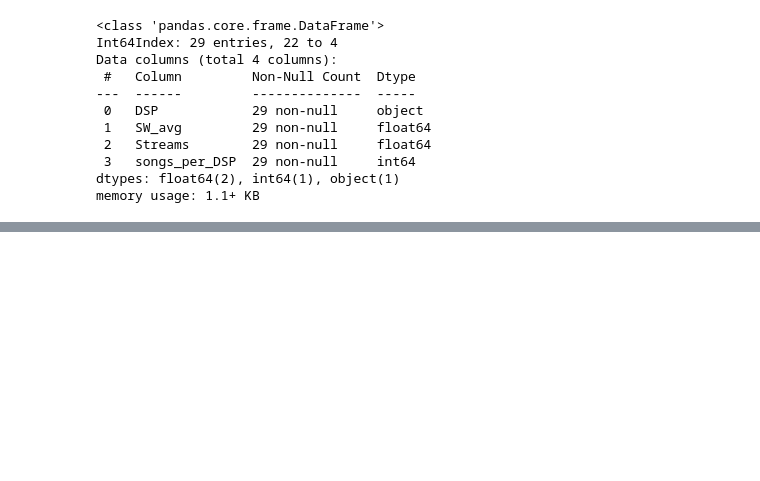
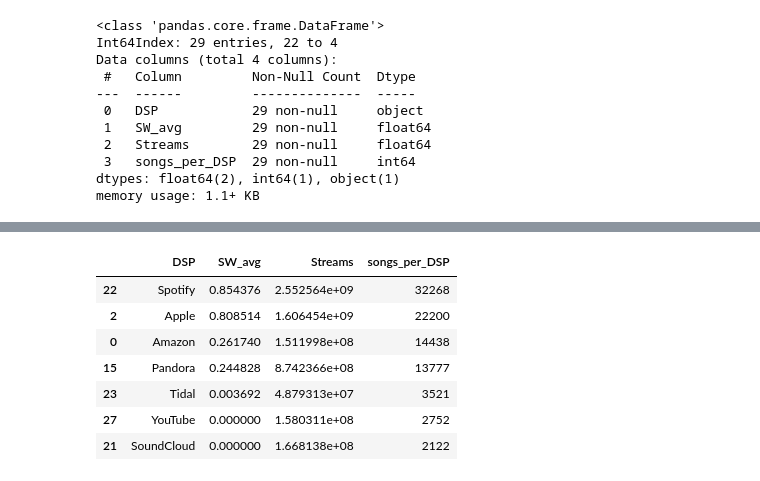
Before and after one commit to NSS-Data-Analytics-Cohort-6/mlc-project-nan-nagini, a Jupyter notebook: notebook/Cui_Weiyi_MLC.ipynb, the cells around one changed output, grey strips where cells are left out. Cells and saved outputs as stored; diff of their text form; code cells hidden in the pictures; blank space fills up the shorter version.

```diff
--- a/notebook/Cui_Weiyi_MLC.ipynb
+++ b/notebook/Cui_Weiyi_MLC.ipynb
@@ -542,0 +572,12 @@ SyntaxError: positional argument follows keyword argument (Temp/ipykernel_17816/
+# %%
+top_7DSP=top_7.sort_values(by=['songs_per_DSP'], ascending=False)
+top_7DSP
+# %% [output]
+|  | DSP | SW_avg | Streams | songs_per_DSP |
+| 22 | Spotify | 0.854376 | 2.552564e+09 | 32268 |
+| 2 | Apple | 0.808514 | 1.606454e+09 | 22200 |
+| 0 | Amazon | 0.261740 | 1.511998e+08 | 14438 |
+| 15 | Pandora | 0.244828 | 8.742366e+08 | 13777 |
+| 23 | Tidal | 0.003692 | 4.879313e+07 | 3521 |
+| 27 | YouTube | 0.000000 | 1.580311e+08 | 2752 |
+| 21 | SoundCloud | 0.000000 | 1.668138e+08 | 2122 |
```
Also changed, not shown: parts of 13 cells of this notebook.
